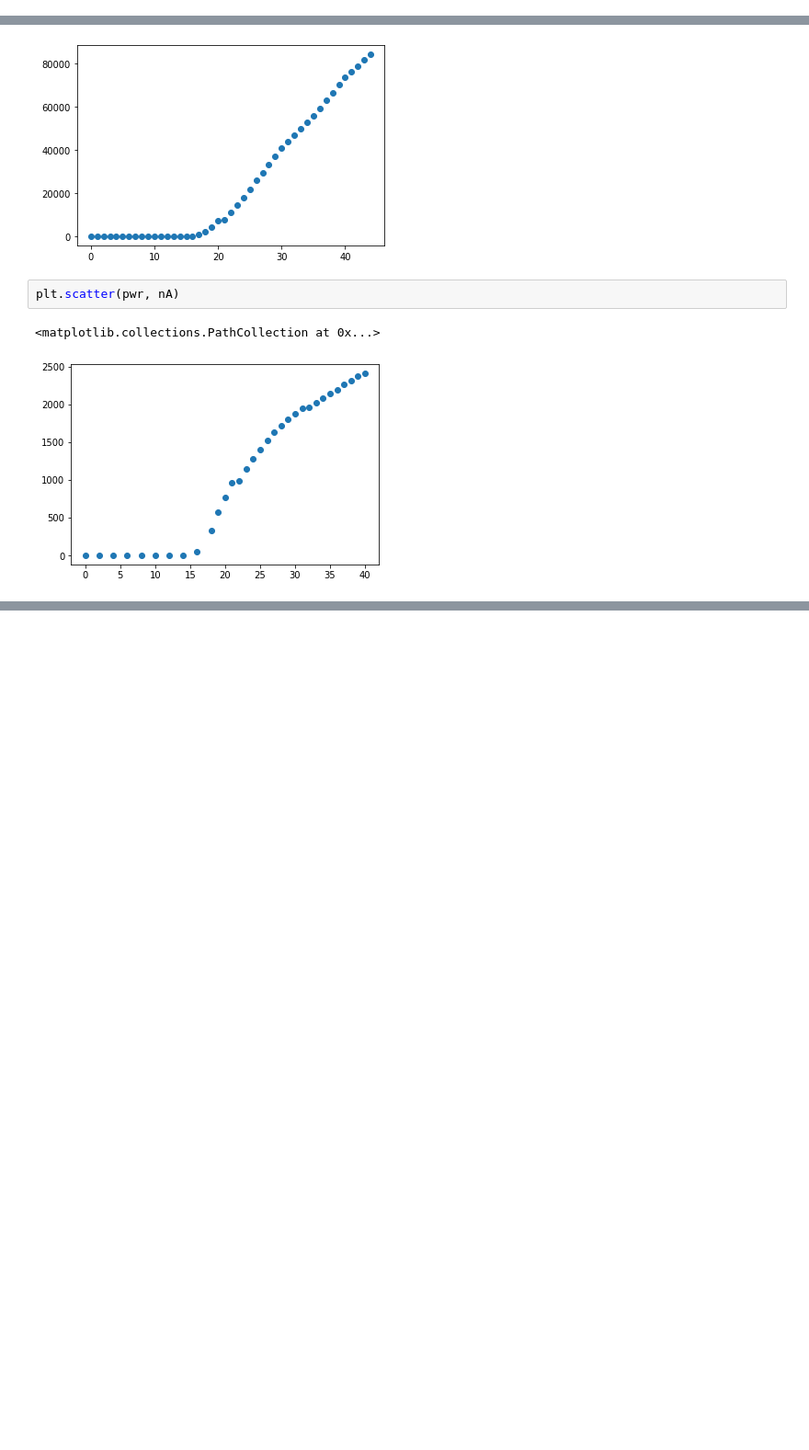
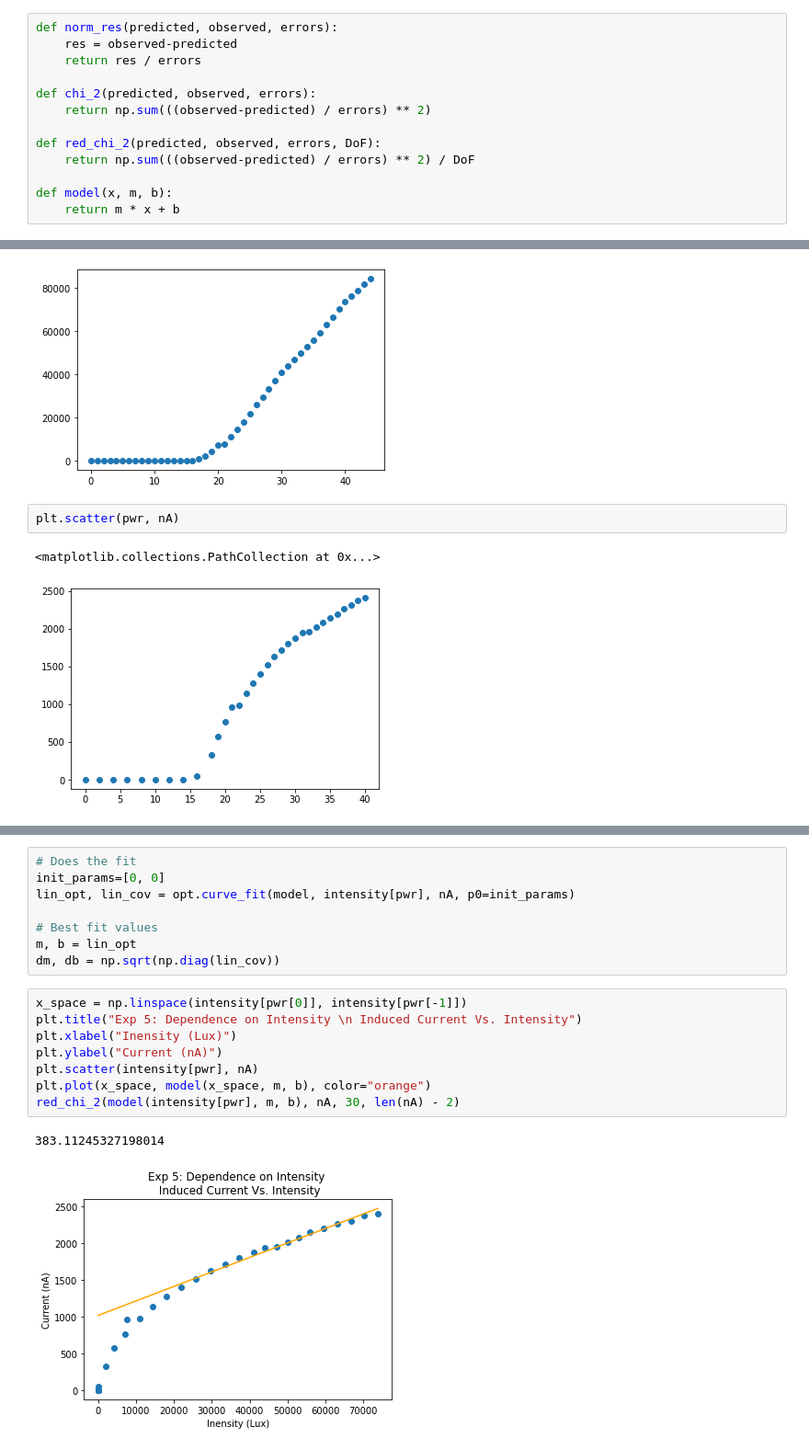
Before and after one commit to joshbonivert/5CL, a Jupyter notebook: L4/L4E5.ipynb, the cells around one changed output, grey strips where cells are left out. Shown: that part at 92% size. Cells and saved outputs as stored; diff of their text form; blank space fills up the shorter version.

```diff
--- a/L4/L4E5.ipynb
+++ b/L4/L4E5.ipynb
@@ -6,6 +6,19 @@ from scipy.interpolate import interp1d
 import matplotlib
 import matplotlib.pyplot as plt
 %matplotlib inline
+# %%
+def norm_res(predicted, observed, errors):
+    res = observed-predicted
+    return res / errors
+
+def chi_2(predicted, observed, errors):
+    return np.sum(((observed-predicted) / errors) ** 2)
+
+def red_chi_2(predicted, observed, errors, DoF):
+    return np.sum(((observed-predicted) / errors) ** 2) / DoF
+
+def model(x, m, b):
+    return m * x + b
 # %%
 pwr = np.array([0, 2, 4, 6, 8, 10, 12, 14, 16, 18, 19, 20, 21, 22, 23, 24, 25, 26, 27, 28, 29, 30, 31, 32, 33, 34, 35, 36, 37, 38, 39, 40])
 nA = np.array([0, 0, 0, 0, 0, 0, 0, 4, 45, 327, 569, 767, 967, 980, 1140, 1280, 1395, 1517, 1626, 1713, 1797, 1875, 1943, 1955, 2019, 2079, 2148, 2196, 2261, 2308, 2374, 2407])
@@ -43,0 +60,19 @@ plt.scatter(intensity[pwr], nA)
+# %%
+# Does the fit
+init_params=[0, 0]
+lin_opt, lin_cov = opt.curve_fit(model, intensity[pwr], nA, p0=init_params)
+
+# Best fit values
+m, b = lin_opt
+dm, db = np.sqrt(np.diag(lin_cov))
+# %%
+x_space = np.linspace(intensity[pwr[0]], intensity[pwr[-1]])
+plt.title("Exp 5: Dependence on Intensity \n Induced Current Vs. Intensity")
+plt.xlabel("Inensity (Lux)")
+plt.ylabel("Current (nA)")
+plt.scatter(intensity[pwr], nA)
+plt.plot(x_space, model(x_space, m, b), color="orange")
+red_chi_2(model(intensity[pwr], m, b), nA, 30, len(nA) - 2)
+# %% [output]
+383.11245327198014
+[figure, added]
```
Also changed, not shown: parts of 3 cells of this notebook, 2 other files.
